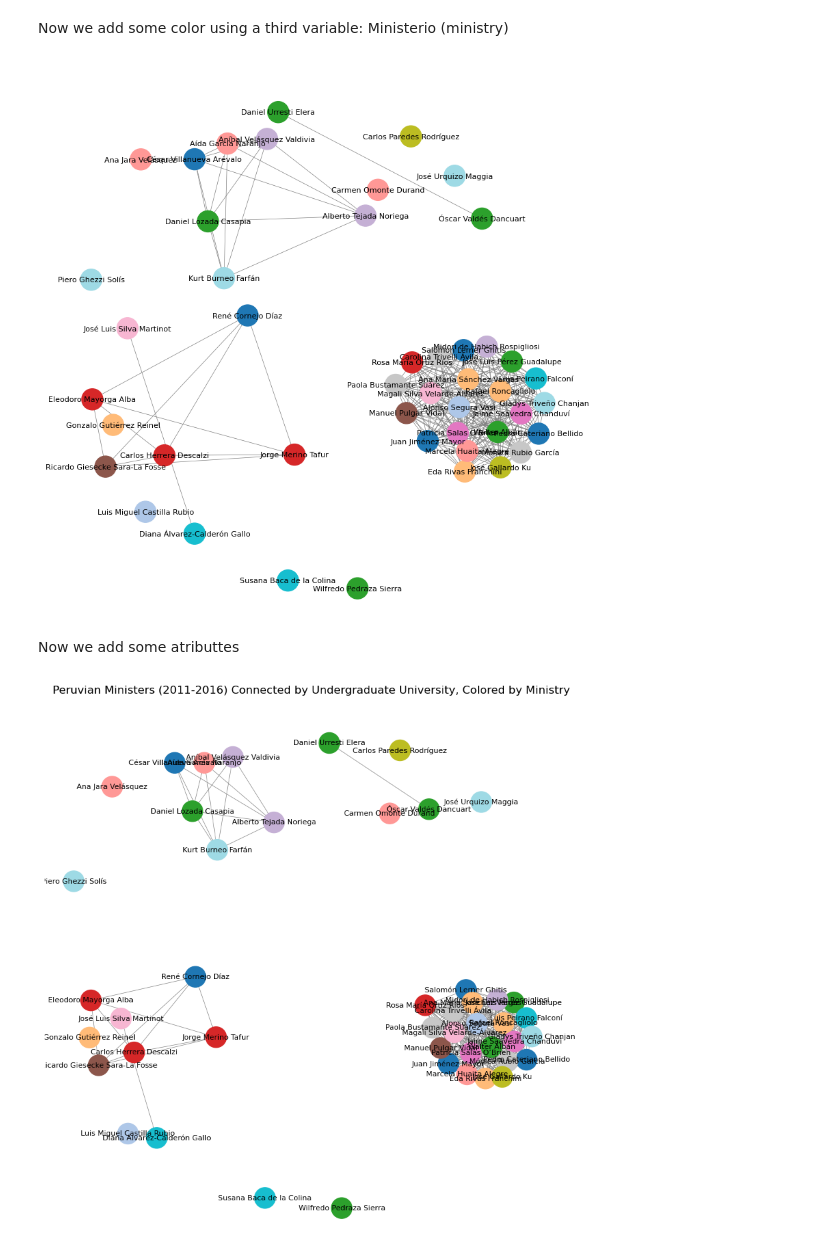
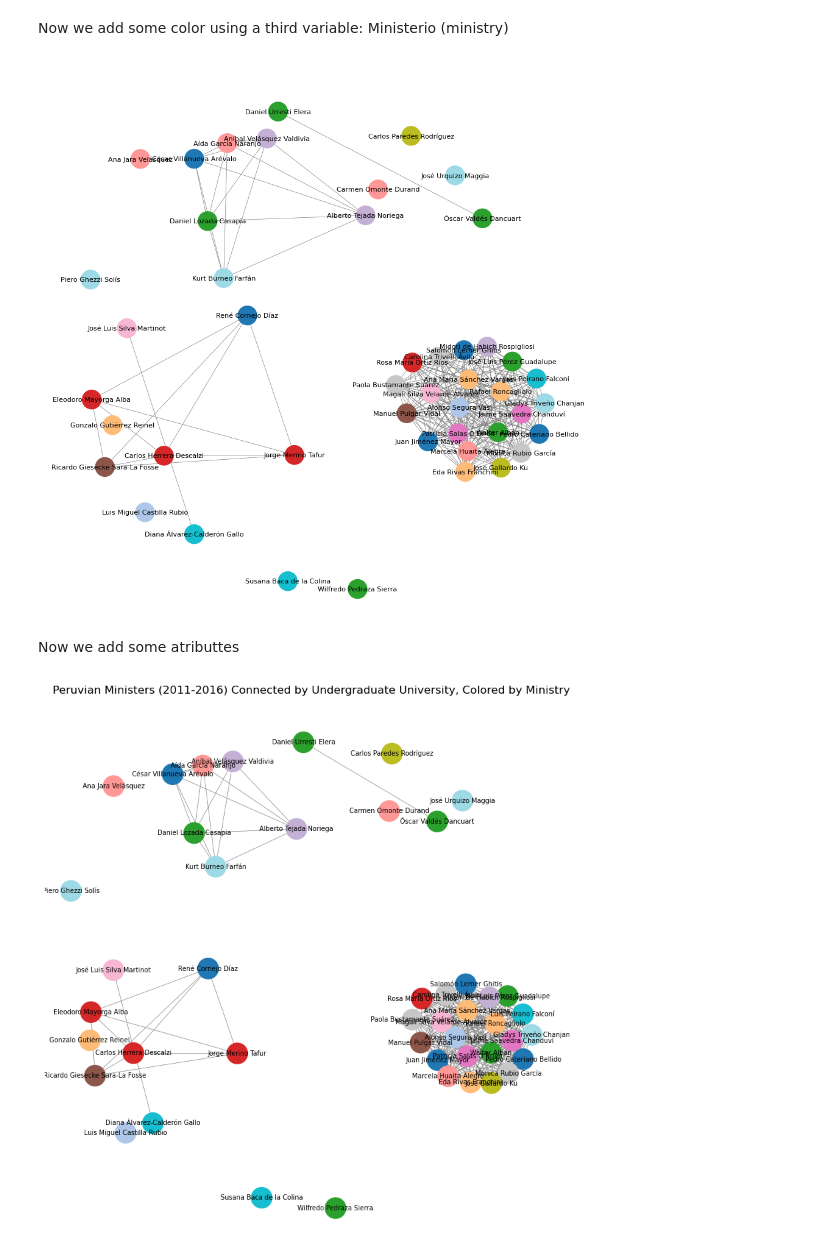
Before and after one commit to brisacruz22/networks_analysis, a Jupyter notebook: minister_network.ipynb, the cells around one changed output. Saved outputs shown, nothing was run; the diff lists cells and outputs as text; code cells hidden in the pictures.

```diff
--- a/minister_network.ipynb
+++ b/minister_network.ipynb
@@ -82,6 +86,9 @@ plt.show()
 # %% [markdown]
 Now we add some color using a third variable: Ministerio (ministry)
 # %%
+import warnings
+warnings.filterwarnings("ignore")
+
 import networkx as nx
 import matplotlib.pyplot as plt
 import matplotlib.colors as mcolors
@@ -116,7 +123,7 @@ color_map = dict(zip(unique_ministries, [colors(i) for i in range(len(unique_min
 node_colors = [color_map[G.nodes[node]['ministry']] for node in G.nodes]
 
 # Draw the graph with improved layout
-plt.figure(figsize=(8, 8))
+plt.figure(figsize=(9, 9))
 
 # Using spring_layout for better node distribution
 pos = nx.spring_layout(G, k=1, seed=42)  # Adjust 'k' to control node spacing
@@ -126,20 +133,20 @@ nx.draw(G, pos, with_labels=True, node_color=node_colors, node_size=500, font_si
 
 plt.show()
 # %% [output]
-[figure, old version]
+[figure, new version]
 # %% [markdown]
 Now we add some atributtes
 # %%
 # Draw the graph with improved layout
 plt.figure(figsize=(8, 8))
 
 # Using spring_layout for better node distribution
-pos = nx.spring_layout(G, k=0.7, seed=42)  # Adjust 'k' to control node spacing
+pos = nx.spring_layout(G, k=0.8, seed=42)  # Adjust 'k' to control node spacing
 
 # Draw the network
-nx.draw(G, pos, with_labels=True, node_color=node_colors, node_size=500, font_size=8, edge_color='gray', width=0.5)
+nx.draw(G, pos, with_labels=True, node_color=node_colors, node_size=500, font_size=7, edge_color='gray', width=0.5)
 
 plt.title("Peruvian Ministers (2011-2016) Connected by Undergraduate University, Colored by Ministry")
 plt.show()
 # %% [output]
-[figure, old version]
+[figure, new version]
```
Also changed, not shown: parts of 19 cells of this notebook.
